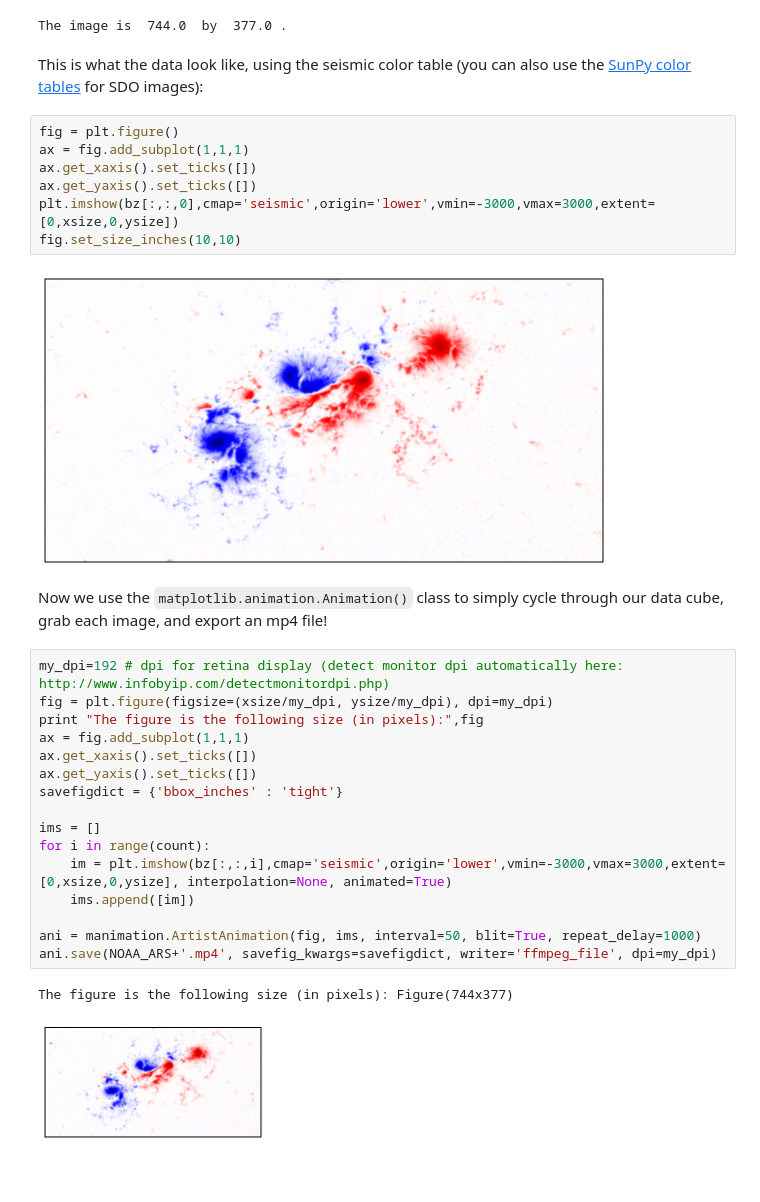
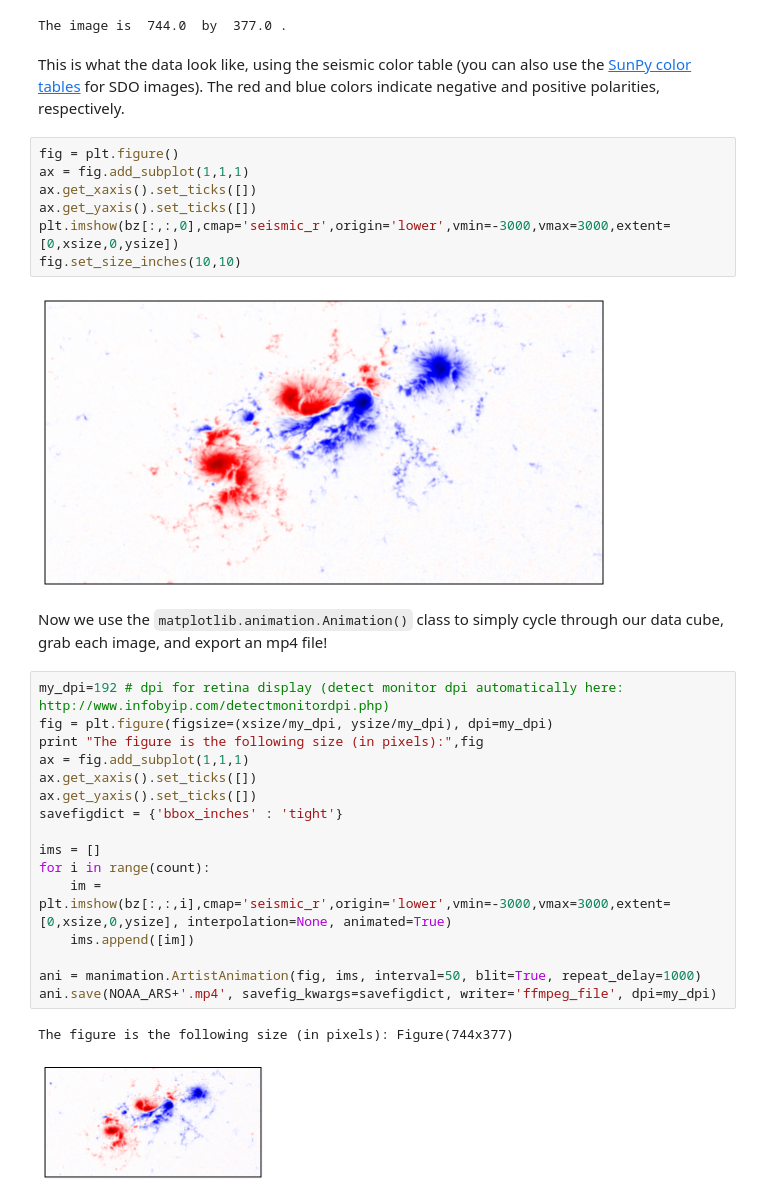
Before and after one commit to mbobra/SHARPs, a Jupyter notebook: movie.ipynb, the cells around one changed output. Cells and saved outputs as stored; diff of their text form; blank space fills up the shorter version.

Commit message:
changed seismic color table to seismic_r

```diff
--- a/movie.ipynb
+++ b/movie.ipynb
@@ -41,16 +41,16 @@ bz, NOAA_ARS, t_rec, xsize, ysize, count = get_the_data()
 # %% [output]
 The image is  744.0  by  377.0 .
 # %% [markdown]
-This is what the data look like, using the seismic color table (you can also use the [SunPy color tables](http://docs.sunpy.org/en/stable/_modules/sunpy/cm/cm.html) for SDO images):
+This is what the data look like, using the seismic color table (you can also use the [SunPy color tables](http://docs.sunpy.org/en/stable/_modules/sunpy/cm/cm.html) for SDO images). The red and blue colors indicate negative and positive polarities, respectively.
 # %%
 fig = plt.figure()
 ax = fig.add_subplot(1,1,1)
 ax.get_xaxis().set_ticks([])
 ax.get_yaxis().set_ticks([])
-plt.imshow(bz[:,:,0],cmap='seismic',origin='lower',vmin=-3000,vmax=3000,extent=[0,xsize,0,ysize])
+plt.imshow(bz[:,:,0],cmap='seismic_r',origin='lower',vmin=-3000,vmax=3000,extent=[0,xsize,0,ysize])
 fig.set_size_inches(10,10)
 # %% [output]
-[figure, old version]
+[figure, new version]
 # %% [markdown]
 Now we use the `matplotlib.animation.Animation()` class to simply cycle through our data cube, grab each image, and export an mp4 file!
 # %%
@@ -64,11 +64,11 @@ savefigdict = {'bbox_inches' : 'tight'}
 
 ims = []
 for i in range(count):
-    im = plt.imshow(bz[:,:,i],cmap='seismic',origin='lower',vmin=-3000,vmax=3000,extent=[0,xsize,0,ysize], interpolation=None, animated=True)
+    im = plt.imshow(bz[:,:,i],cmap='seismic_r',origin='lower',vmin=-3000,vmax=3000,extent=[0,xsize,0,ysize], interpolation=None, animated=True)
     ims.append([im])
 
 ani = manimation.ArtistAnimation(fig, ims, interval=50, blit=True, repeat_delay=1000)
 ani.save(NOAA_ARS+'.mp4', savefig_kwargs=savefigdict, writer='ffmpeg_file', dpi=my_dpi)
 # %% [output]
 The figure is the following size (in pixels): Figure(744x377)
-[figure, old version]
+[figure, new version]
```
